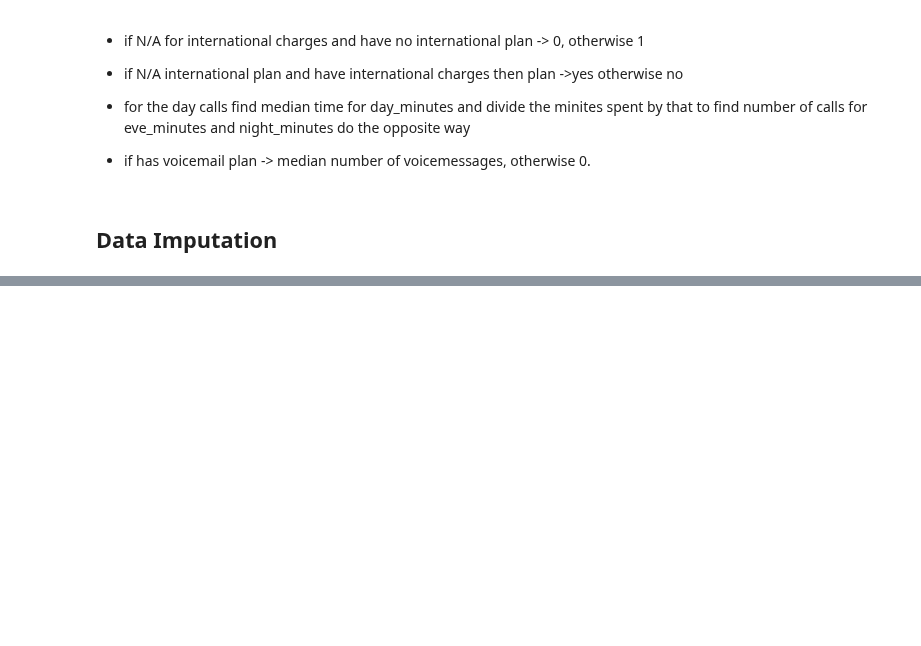
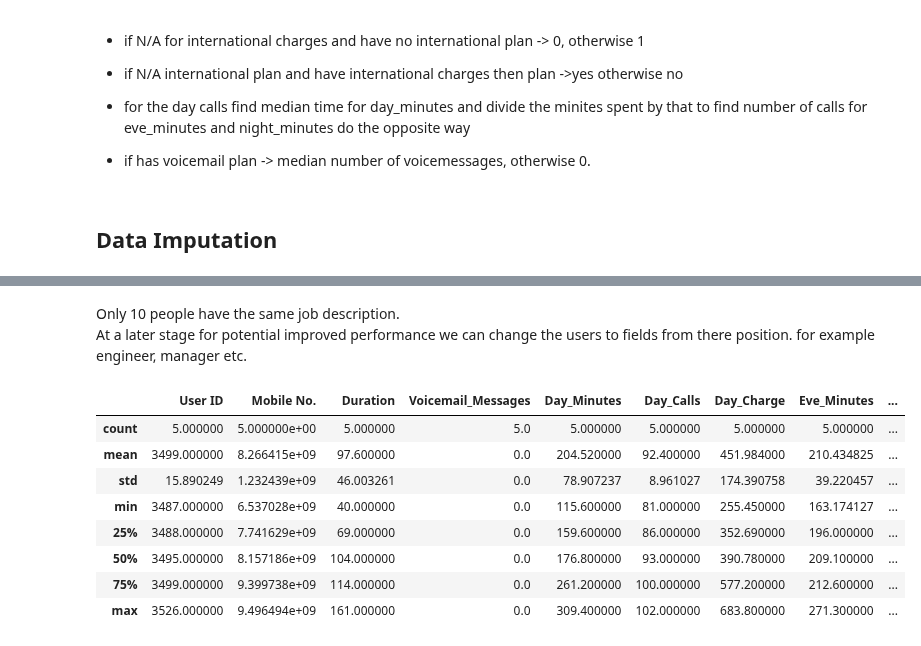
Before and after one commit to Jonathan-Le-Roux/Telecom-Customer--Attrition-Classification, a Jupyter notebook: analysis.ipynb, the cells around one changed output, grey strips where cells are left out. Drawn from its saved outputs; the diff is of its cells as text; code cells hidden in the pictures; blank space fills up the shorter version.

```diff
--- a/analysis.ipynb
+++ b/analysis.ipynb
@@ -114,0 +116,15 @@ X[X['Intl_Plan']== 'yes'][5:10]
+# %% [markdown]
+Only 10 people have the same job description.
+<br>At a later stage for potential improved performance we can change the users to fields from there position. for example engineer, manager etc.
+# %%
+X.head().describe()
+# %% [output]
+|  | User ID | Mobile No. | Duration | Voicemail_Messages | Day_Minutes | Day_Calls | Day_Charge | Eve_Minutes | ... |
+| count | 5.000000 | 5.000000e+00 | 5.000000 | 5.0 | 5.000000 | 5.000000 | 5.000000 | 5.000000 | ... |
+| mean | 3499.000000 | 8.266415e+09 | 97.600000 | 0.0 | 204.520000 | 92.400000 | 451.984000 | 210.434825 | ... |
+| std | 15.890249 | 1.232439e+09 | 46.003261 | 0.0 | 78.907237 | 8.961027 | 174.390758 | 39.220457 | ... |
+| min | 3487.000000 | 6.537028e+09 | 40.000000 | 0.0 | 115.600000 | 81.000000 | 255.450000 | 163.174127 | ... |
+| 25% | 3488.000000 | 7.741629e+09 | 69.000000 | 0.0 | 159.600000 | 86.000000 | 352.690000 | 196.000000 | ... |
+| 50% | 3495.000000 | 8.157186e+09 | 104.000000 | 0.0 | 176.800000 | 93.000000 | 390.780000 | 209.100000 | ... |
+| 75% | 3499.000000 | 9.399738e+09 | 114.000000 | 0.0 | 261.200000 | 100.000000 | 577.200000 | 212.600000 | ... |
+| max | 3526.000000 | 9.496494e+09 | 161.000000 | 0.0 | 309.400000 | 102.000000 | 683.800000 | 271.300000 | ... |
```
Also changed, not shown: parts of 28 cells of this notebook.
